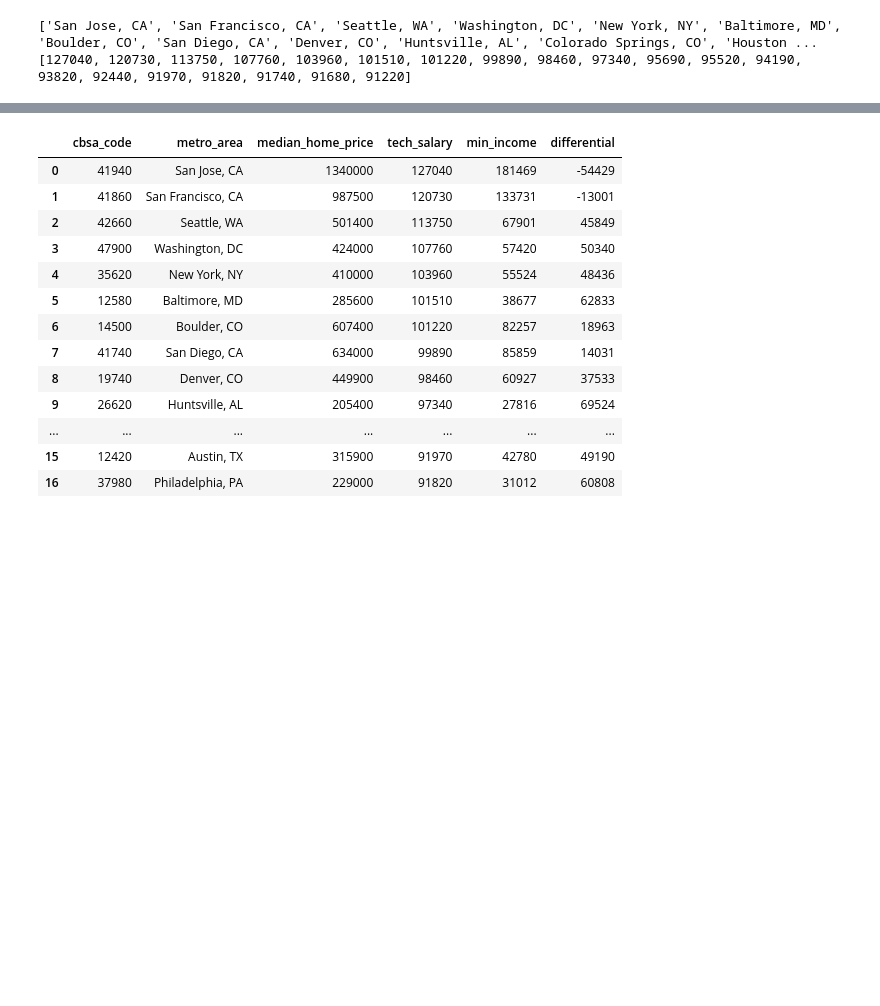
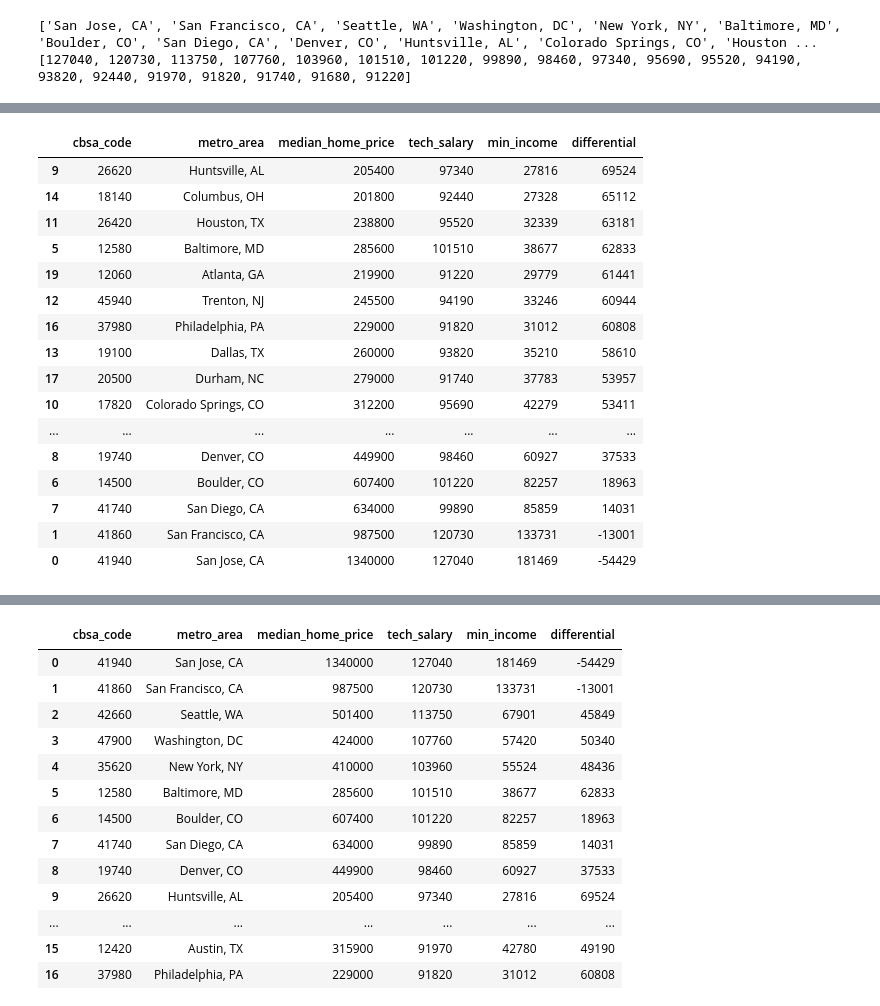
Before and after one commit to Ahdeny/SF_Real_Estate_Project, a Jupyter notebook: National_Salary_vs_Housing.ipynb, the cells around one changed output, grey strips where cells are left out. Drawn from its saved outputs; the diff is of its cells as text; code cells hidden in the pictures; blank space fills up the shorter version.

```diff
--- a/National_Salary_vs_Housing.ipynb
+++ b/National_Salary_vs_Housing.ipynb
@@ -257,0 +254,21 @@ Text(0, 22, 'Source: Bureau of Labor Statistics, 2018')
+# %%
+top_salaries = top_salaries.sort_values(by=['differential'], ascending=False)[:20]
+top_salaries.head(25)
+# %% [output]
+|  | cbsa_code | metro_area | median_home_price | tech_salary | min_income | differential |
+| 9 | 26620 | Huntsville, AL | 205400 | 97340 | 27816 | 69524 |
+| 14 | 18140 | Columbus, OH | 201800 | 92440 | 27328 | 65112 |
+| 11 | 26420 | Houston, TX | 238800 | 95520 | 32339 | 63181 |
+| 5 | 12580 | Baltimore, MD | 285600 | 101510 | 38677 | 62833 |
+| 19 | 12060 | Atlanta, GA | 219900 | 91220 | 29779 | 61441 |
+| 12 | 45940 | Trenton, NJ | 245500 | 94190 | 33246 | 60944 |
+| 16 | 37980 | Philadelphia, PA | 229000 | 91820 | 31012 | 60808 |
+| 13 | 19100 | Dallas, TX | 260000 | 93820 | 35210 | 58610 |
+| 17 | 20500 | Durham, NC | 279000 | 91740 | 37783 | 53957 |
+| 10 | 17820 | Colorado Springs, CO | 312200 | 95690 | 42279 | 53411 |
+| ... | ... | ... | ... | ... | ... | ... |
+| 8 | 19740 | Denver, CO | 449900 | 98460 | 60927 | 37533 |
+| 6 | 14500 | Boulder, CO | 607400 | 101220 | 82257 | 18963 |
+| 7 | 41740 | San Diego, CA | 634000 | 99890 | 85859 | 14031 |
+| 1 | 41860 | San Francisco, CA | 987500 | 120730 | 133731 | -13001 |
+| 0 | 41940 | San Jose, CA | 1340000 | 127040 | 181469 | -54429 |
```
Also changed, not shown: parts of 6 cells of this notebook.
